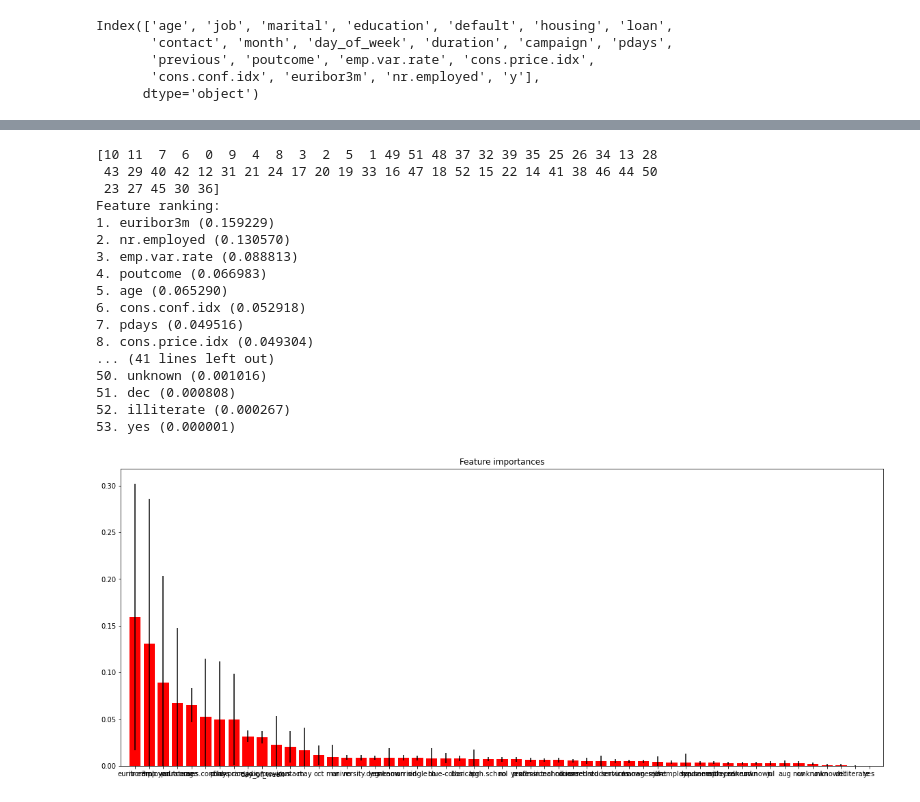
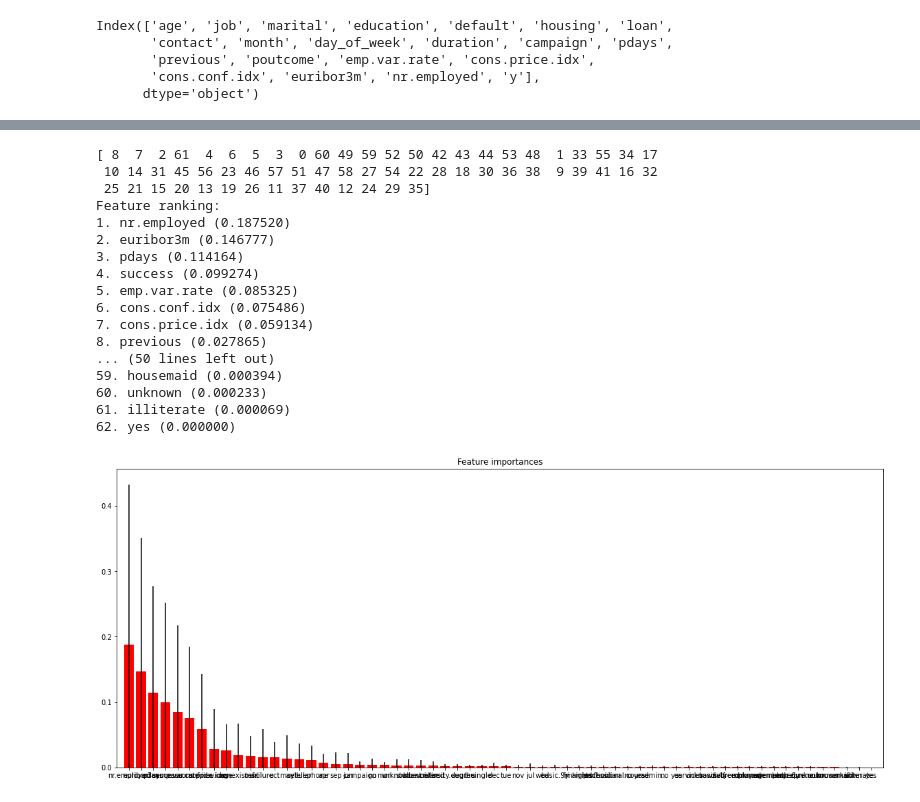
Before and after one commit to Sreelakshmim6/Personal-Projects, a Jupyter notebook: Lab_3/bank_classification.ipynb, the cells around one changed output, grey strips where cells are left out. Drawn from its saved outputs; the diff is of its cells as text; code cells hidden in the pictures.

```diff
--- a/Lab_3/bank_classification.ipynb
+++ b/Lab_3/bank_classification.ipynb
@@ -84,6 +84,6 @@ nr.employed       0
 y                 0
 dtype: int64
 # %%
-df['education']=df['education'].replace(['basic.4y','basic.6y','basic.9y'],['basic','basic','basic'])
-df.columns
+#df['education']=df['education'].replace(['basic.4y','basic.6y','basic.9y'],['basic','basic','basic'])
+df.dtypes
 # %% [output]
@@ -99,7 +111,10 @@ dummy3=pd.get_dummies(df['education'])
 dummy4=pd.get_dummies(df['default'])
 dummy5=pd.get_dummies(df['housing'])
 dummy6=pd.get_dummies(df['loan'])
-dummy7=pd.get_dummies(df['month'])
+dummy7=pd.get_dummies(df['contact'])
+dummy8=pd.get_dummies(df['month'])
+dummy9=pd.get_dummies(df['day_of_week'])
+dummy10=pd.get_dummies(df['poutcome'])
 
 #combine dummy data with main dataframe
-master=pd.concat([df,dummy1,dummy2,dummy3,dummy4,dummy5,dummy6,dummy7],axis=1)
+master=pd.concat([df,dummy1,dummy2,dummy3,dummy4,dummy5,dummy6,dummy7,dummy8,dummy9,dummy10],axis=1)
@@ -122,4 +125,4 @@ master
 # %%
-x=master.drop(['job', 'marital', 'education', 'default', 'housing', 'loan','month','duration','y'],axis=1)
+x=master.drop(['job', 'marital', 'education', 'default', 'housing', 'loan','month','duration','contact','day_of_week','poutcome','y'],axis=1)
 x.dtypes
 # %% [output]
@@ -297,0 +290,6 @@ Cross-validated scores: [0.90227618 0.90227618 0.89650986 0.90045524 0.89499241
+# %%
+clf = RandomForestClassifier(n_estimators=750, max_depth=6,random_state=60)
+scores = cross_val_score(clf, x_train , y_train, cv=10)
+print ('Cross-validated scores:', scores)
+
+predictions = cross_val_predict(clf, x_test, y_test, cv=10)
@@ -322,54 +325,56 @@ Index(['age', 'contact', 'day_of_week', 'campaign', 'pdays', 'previous',
       dtype='object')
 # %%
-features = ['age', 'contact', 'day_of_week', 'campaign', 'pdays', 'previous',
-       'poutcome', 'emp.var.rate', 'cons.price.idx', 'cons.conf.idx',
-       'euribor3m', 'nr.employed', 'admin.', 'blue-collar', 'entrepreneur',
-       'housemaid', 'management', 'retired', 'self-employed', 'services',
-       'student', 'technician', 'unemployed', 'unknown', 'divorced', 'married',
-       'single', 'unknown', 'basic', 'high.school', 'illiterate',
+features = ['age', 'campaign', 'pdays', 'previous', 'emp.var.rate',
+       'cons.price.idx', 'cons.conf.idx', 'euribor3m', 'nr.employed', 'admin.',
+       'blue-collar', 'entrepreneur', 'housemaid', 'management', 'retired',
+       'self-employed', 'services', 'student', 'technician', 'unemployed',
+       'unknown', 'divorced', 'married', 'single', 'unknown', 'basic.4y',
+       'basic.6y', 'basic.9y', 'high.school', 'illiterate',
        'professional.course', 'university.degree', 'unknown', 'no', 'unknown',
-       'yes', 'no', 'unknown', 'yes', 'no', 'unknown', 'yes', 'apr', 'aug',
-       'dec', 'jul', 'jun', 'mar', 'may', 'nov', 'oct', 'sep']
+       'yes', 'no', 'unknown', 'yes', 'no', 'unknown', 'yes', 'cellular',
+       'telephone', 'apr', 'aug', 'dec', 'jul', 'jun', 'mar', 'may', 'nov',
+       'oct', 'sep', 'fri', 'mon', 'thu', 'tue', 'wed', 'failure',
+       'nonexistent', 'success']
 
 clf.fit(x_train, y_train)
 importances = clf.feature_importances_
 std = np.std([tree.feature_importances_ for tree in clf.estimators_],
              axis=0)
 indices = np.argsort(importances)[::-1]
 print(indices)
 
 # Print the feature ranking
 print("Feature ranking:")
 
 for f in range(x.shape[1]):
     print("%d. %s (%f)" % (f + 1, features[indices[f]],  importances[indices[f]]))
 
 # Plot the feature importances of the forest
 fig = plt.figure()
 plt.title("Feature importances")
 plt.bar(range(x.shape[1]), importances[indices],
        color="r", yerr=std[indices], align="center")
 plt.xticks(range(x.shape[1]), np.array(features)[indices])
 plt.xlim([-1, x.shape[1]])
 plt.ylim([0, None])
 
 fig.set_size_inches(20,8)
 # %% [output]
-[10 11  7  6  0  9  4  8  3  2  5  1 49 51 48 37 32 39 35 25 26 34 13 28
- 43 29 40 42 12 31 21 24 17 20 19 33 16 47 18 52 15 22 14 41 38 46 44 50
- 23 27 45 30 36]
+[ 8  7  2 61  4  6  5  3  0 60 49 59 52 50 42 43 44 53 48  1 33 55 34 17
+ 10 14 31 45 56 23 46 57 51 47 58 27 54 22 28 18 30 36 38  9 39 41 16 32
+ 25 21 15 20 13 19 26 11 37 40 12 24 29 35]
 Feature ranking:
-1. euribor3m (0.159229)
-2. nr.employed (0.130570)
-3. emp.var.rate (0.088813)
-4. poutcome (0.066983)
-5. age (0.065290)
-6. cons.conf.idx (0.052918)
-7. pdays (0.049516)
-8. cons.price.idx (0.049304)
-... (41 lines left out)
-50. unknown (0.001016)
-51. dec (0.000808)
-52. illiterate (0.000267)
-53. yes (0.000001)
+1. nr.employed (0.187520)
+2. euribor3m (0.146777)
+3. pdays (0.114164)
+4. success (0.099274)
+5. emp.var.rate (0.085325)
+6. cons.conf.idx (0.075486)
+7. cons.price.idx (0.059134)
+8. previous (0.027865)
+... (50 lines left out)
+59. housemaid (0.000394)
+60. unknown (0.000233)
+61. illiterate (0.000069)
+62. yes (0.000000)
-[figure, old version]
+[figure, new version]
```
Also changed, not shown: parts of 15 cells of this notebook.
